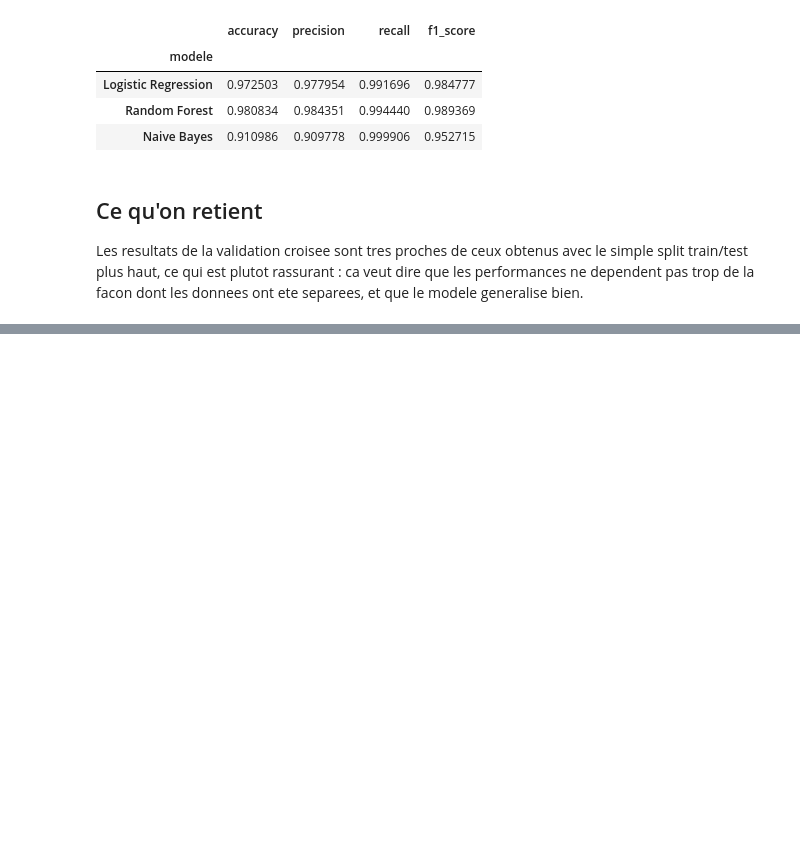
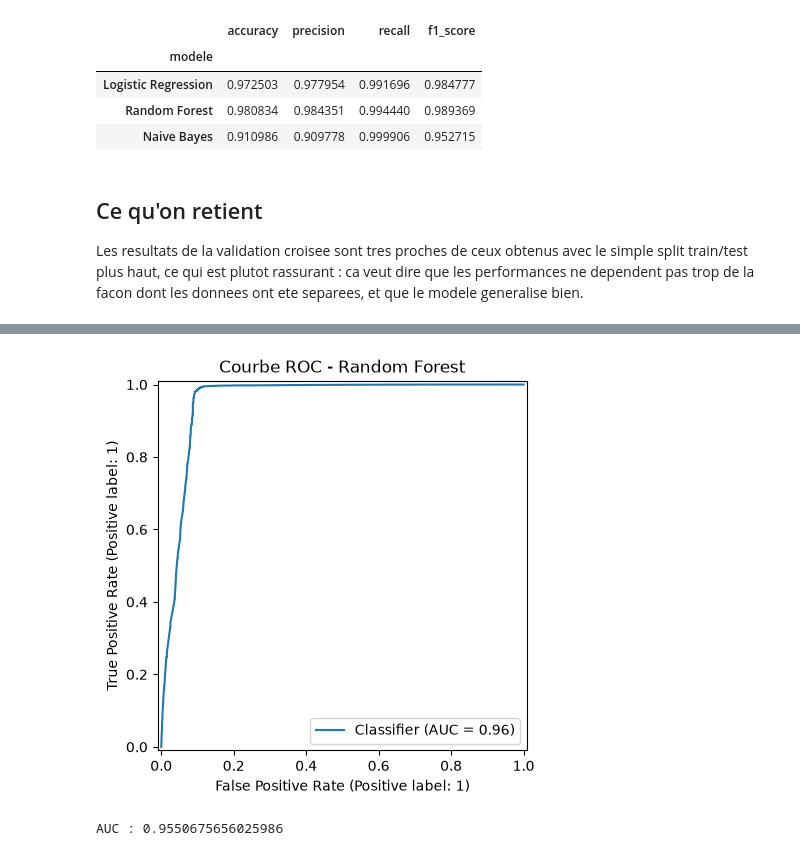
Before and after one commit to jokaf/tweet-suspect-detection, a Jupyter notebook: notebooks/02_modeles.ipynb, the cells around one changed output, grey strips where cells are left out. Cells and saved outputs as stored; diff of their text form; code cells hidden in the pictures; blank space fills up the shorter version.

```diff
--- a/notebooks/02_modeles.ipynb
+++ b/notebooks/02_modeles.ipynb
@@ -178,0 +196,9 @@ Les resultats de la validation croisee sont tres proches de ceux obtenus avec le
+# %%
+RocCurveDisplay.from_predictions(y_test, y_proba_rf)
+plt.title("Courbe ROC - Random Forest")
+plt.show()
+
+print("AUC :", roc_auc_score(y_test, y_proba_rf))
+# %% [output]
+[figure, added]
+AUC : 0.9550675656025986
```
Also changed, not shown: parts of 6 cells of this notebook, 4 other files.
